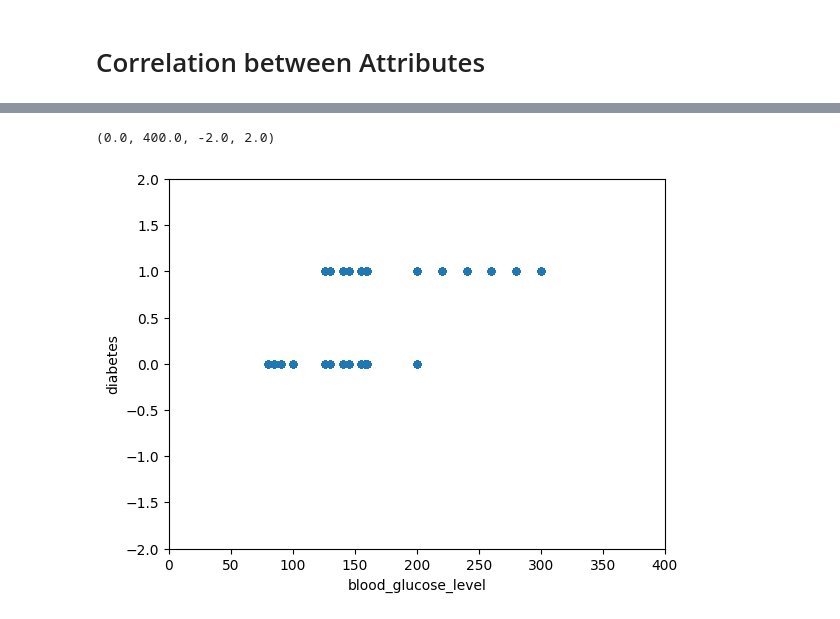
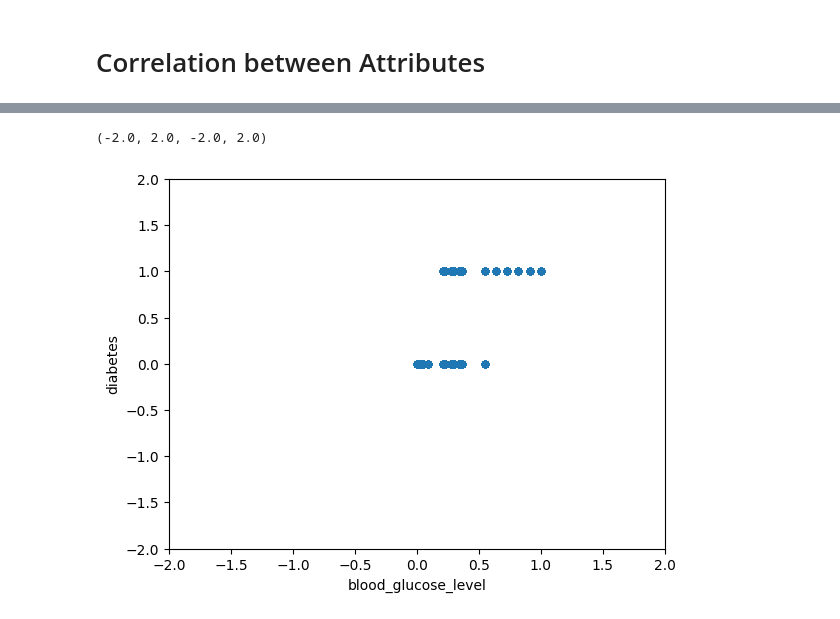
Before and after one commit to poojameledath/F20DL_Group_5_DMML_Portfolio, a Jupyter notebook: Lab_Exercise/Lab_2/F20DL - Lab 2 .ipynb, the cells around one changed output, grey strips where cells are left out. Cells and saved outputs as stored; diff of their text form; code cells hidden in the pictures.

Commit message:
Normalized data

```diff
--- a/Lab_Exercise/Lab_2/F20DL - Lab 2 .ipynb
+++ b/Lab_Exercise/Lab_2/F20DL - Lab 2 .ipynb
@@ -175,0 +135,6 @@ dtype: int64
+# %%
+#columns to normalize
+columns_to_normalize = ['blood_glucose_level', 'bmi']
+# %%
+scaler = MinMaxScaler()
+df[columns_to_normalize] = scaler.fit_transform(df[columns_to_normalize])
@@ -408,6 +391,6 @@ array([[<Axes: xlabel='diabetes', ylabel='diabetes'>,
 # %%
 df.plot(kind="scatter", x="blood_glucose_level", y="diabetes")
-plt.axis([0, 400, -2, 2])
+plt.axis([-2, 2, -2, 2])
 # %% [output]
-(0.0, 400.0, -2.0, 2.0)
+(-2.0, 2.0, -2.0, 2.0)
-[figure, old version]
+[figure, new version]
```
Also changed, not shown: parts of 33 cells of this notebook.
